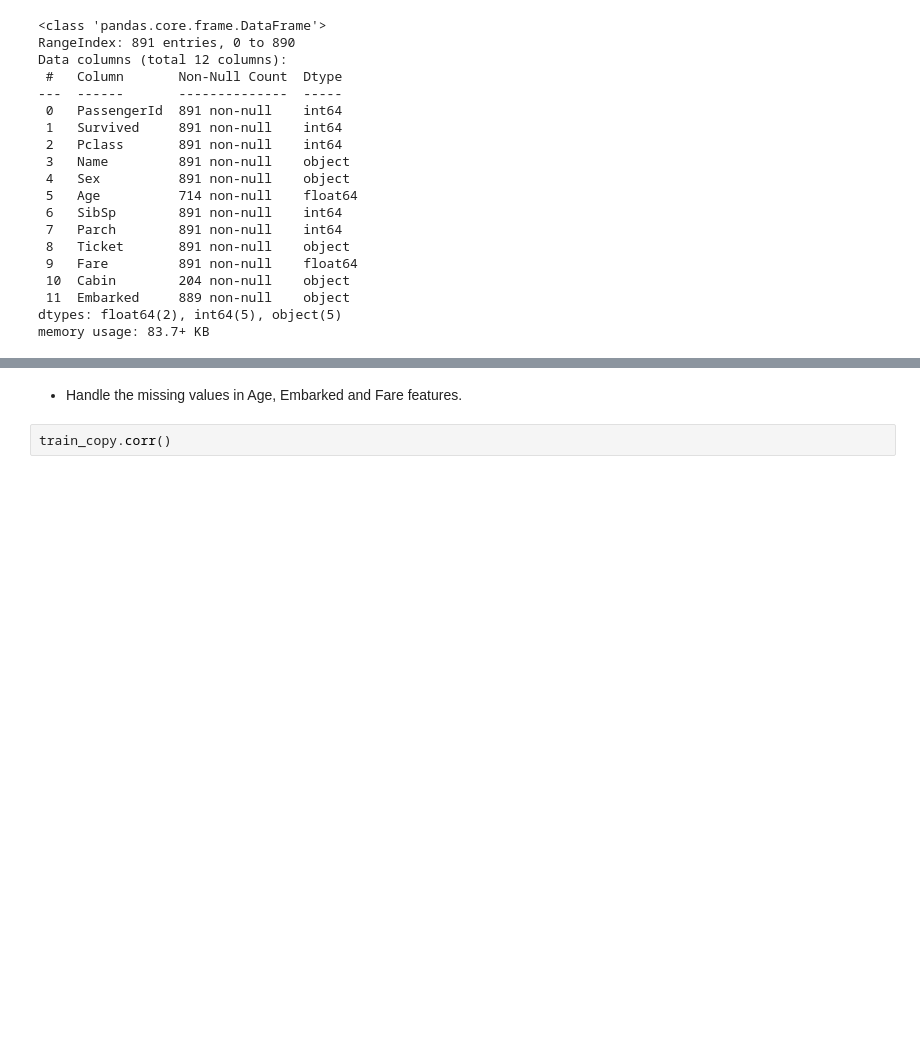
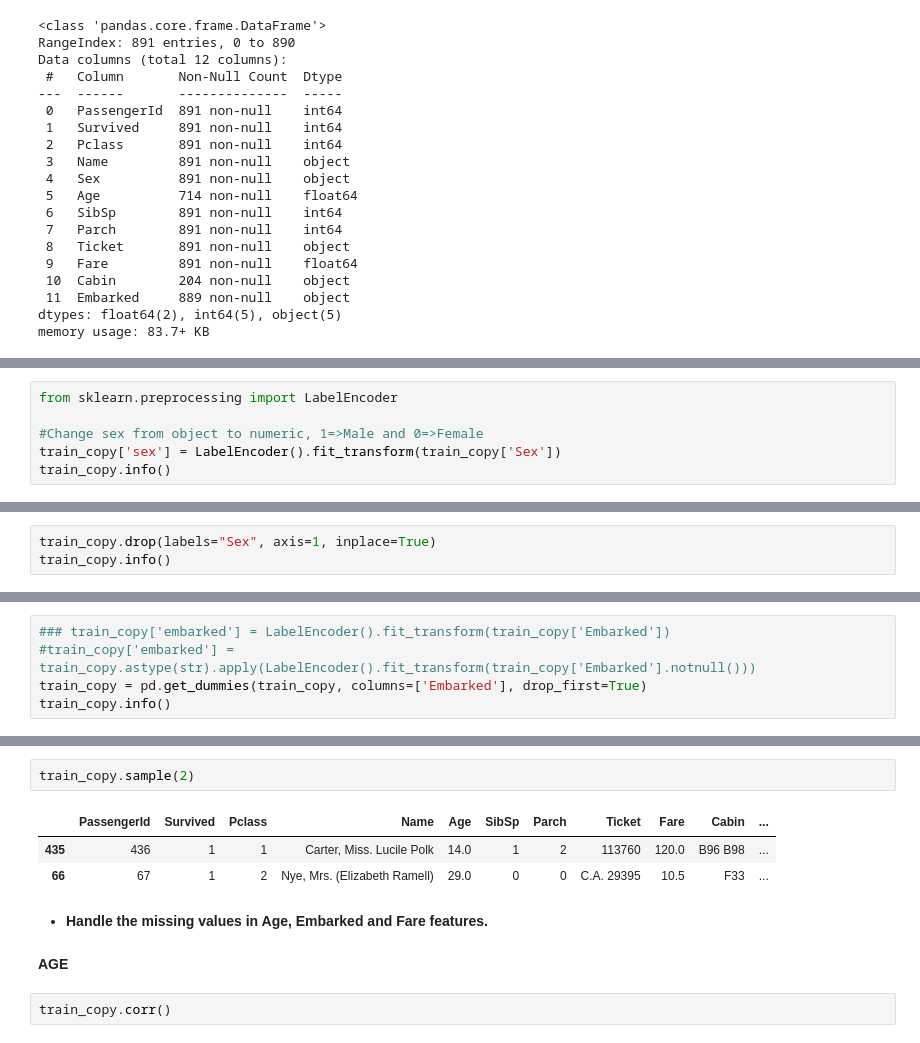
Before and after one commit to tmaryem/Titanic_Project, a Jupyter notebook: titanic_predict.ipynb, the cells around one changed output, grey strips where cells are left out. Cells and saved outputs as stored; diff of their text form; blank space fills up the shorter version.

```diff
--- a/titanic_predict.ipynb
+++ b/titanic_predict.ipynb
@@ -650,0 +655,6 @@ memory usage: 83.7+ KB
+# %%
+from sklearn.preprocessing import LabelEncoder
+
+#Change sex from object to numeric, 1=>Male and 0=>Female
+train_copy['sex'] = LabelEncoder().fit_transform(train_copy['Sex'])
+train_copy.info()
@@ -650,0 +682,3 @@ memory usage: 83.7+ KB
+# %%
+train_copy.drop(labels="Sex", axis=1, inplace=True)
+train_copy.info()
@@ -650,0 +740,5 @@ memory usage: 83.7+ KB
+# %%
+### train_copy['embarked'] = LabelEncoder().fit_transform(train_copy['Embarked'])
+#train_copy['embarked'] = train_copy.astype(str).apply(LabelEncoder().fit_transform(train_copy['Embarked'].notnull()))
+train_copy = pd.get_dummies(train_copy, columns=['Embarked'], drop_first=True)
+train_copy.info()
@@ -651,5 +766,13 @@ memory usage: 83.7+ KB
+# %%
+train_copy.sample(2)
+# %% [output]
+|  | PassengerId | Survived | Pclass | Name | Age | SibSp | Parch | Ticket | Fare | Cabin | ... |
+| 435 | 436 | 1 | 1 | Carter, Miss. Lucile Polk | 14.0 | 1 | 2 | 113760 | 120.0 | B96 B98 | ... |
+| 66 | 67 | 1 | 2 | Nye, Mrs. (Elizabeth Ramell) | 29.0 | 0 | 0 | C.A. 29395 | 10.5 | F33 | ... |
 # %% [markdown]
-* Handle the missing values in Age, Embarked and Fare features.
+* **Handle the missing values in Age, Embarked and Fare features.**
+# %% [markdown]
+**AGE**
 # %%
 train_copy.corr()
 # %% [output]
```
Also changed, not shown: parts of 13 cells of this notebook.
